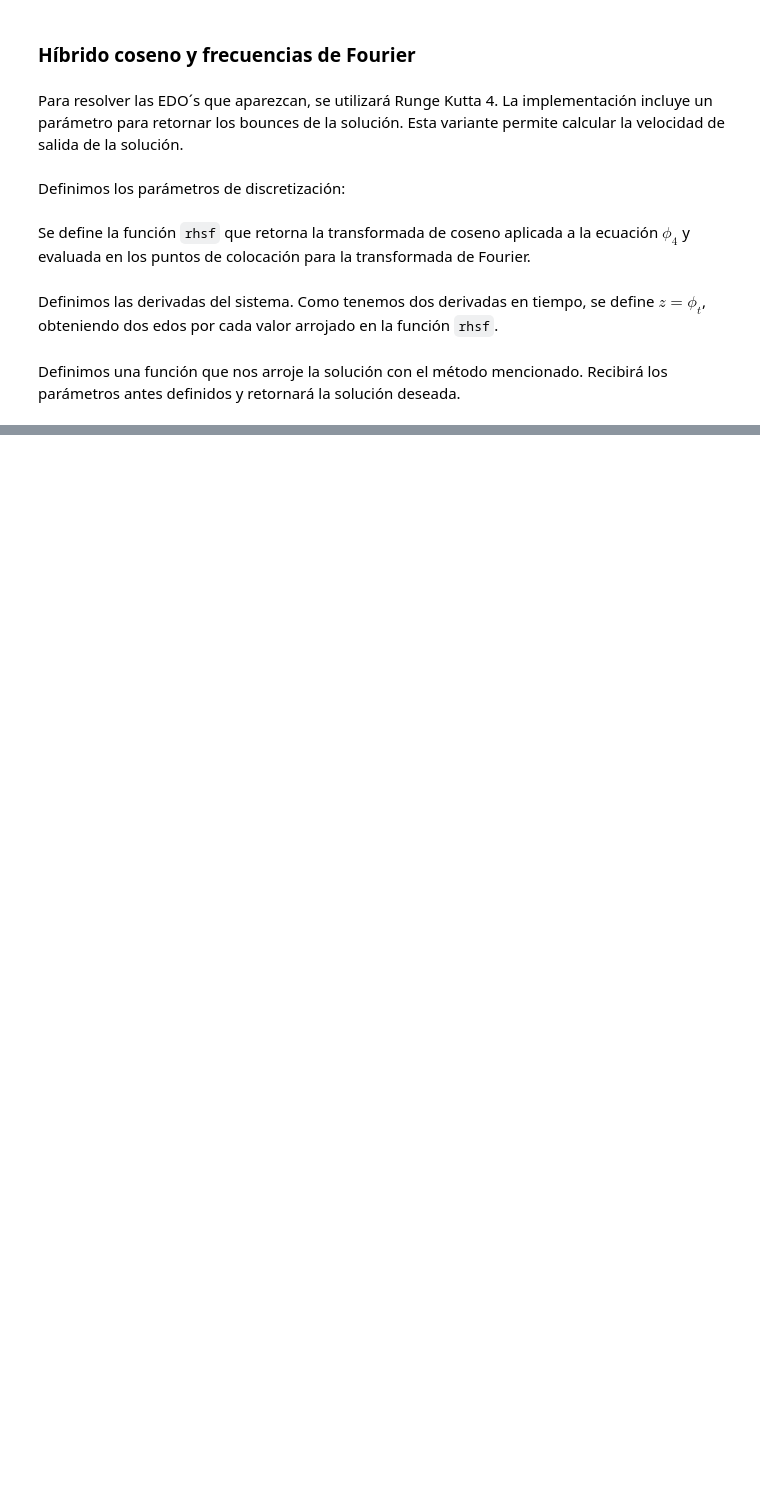
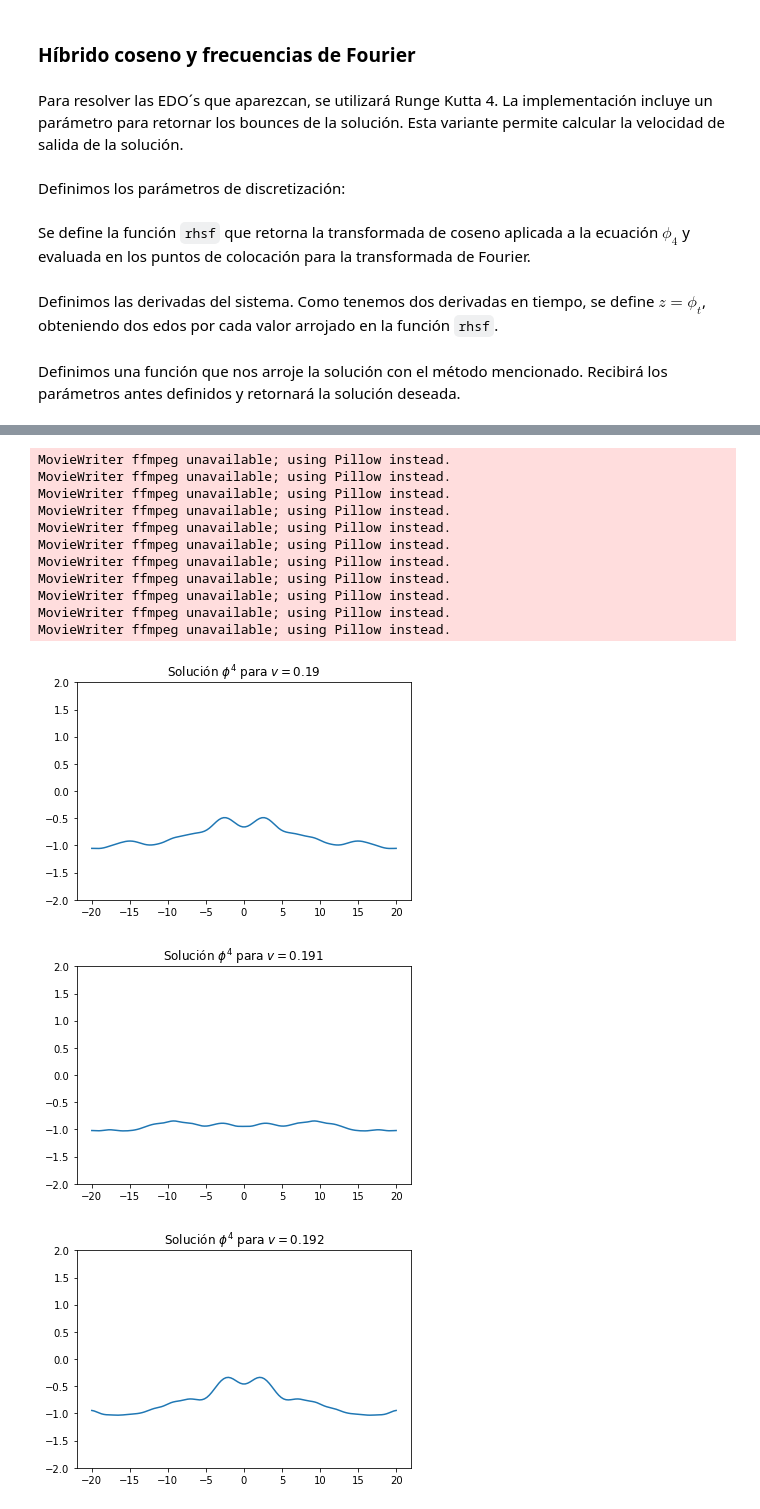
Before and after one commit to ElTapia/Jamiton, a Jupyter notebook: Phi_4_colissions/phi_4.ipynb, the cells around one changed output, grey strips where cells are left out. Drawn from its saved outputs; the diff is of its cells as text; code cells hidden in the pictures; blank space fills up the shorter version.

```diff
--- a/Phi_4_colissions/phi_4.ipynb
+++ b/Phi_4_colissions/phi_4.ipynb
@@ -424,0 +460,18 @@ def solve_fft(L, dt, tend, x0, nx, v):
+# %%
+for i in range(len(phis)):
+    animar_soluciones(xs[i], phis[i], vs[i], dt, tend, "Esp_f_v_{}.gif".format(i), path_esp_f)
+# %% [output]
+MovieWriter ffmpeg unavailable; using Pillow instead.
+MovieWriter ffmpeg unavailable; using Pillow instead.
+MovieWriter ffmpeg unavailable; using Pillow instead.
+MovieWriter ffmpeg unavailable; using Pillow instead.
+MovieWriter ffmpeg unavailable; using Pillow instead.
+MovieWriter ffmpeg unavailable; using Pillow instead.
+MovieWriter ffmpeg unavailable; using Pillow instead.
+MovieWriter ffmpeg unavailable; using Pillow instead.
+MovieWriter ffmpeg unavailable; using Pillow instead.
+MovieWriter ffmpeg unavailable; using Pillow instead.
+MovieWriter ffmpeg unavailable; using Pillow instead.
+[figure, added]
+[figure, added]
+[figure, added]
```
Also changed, not shown: parts of 4 cells of this notebook, 11 other files.
